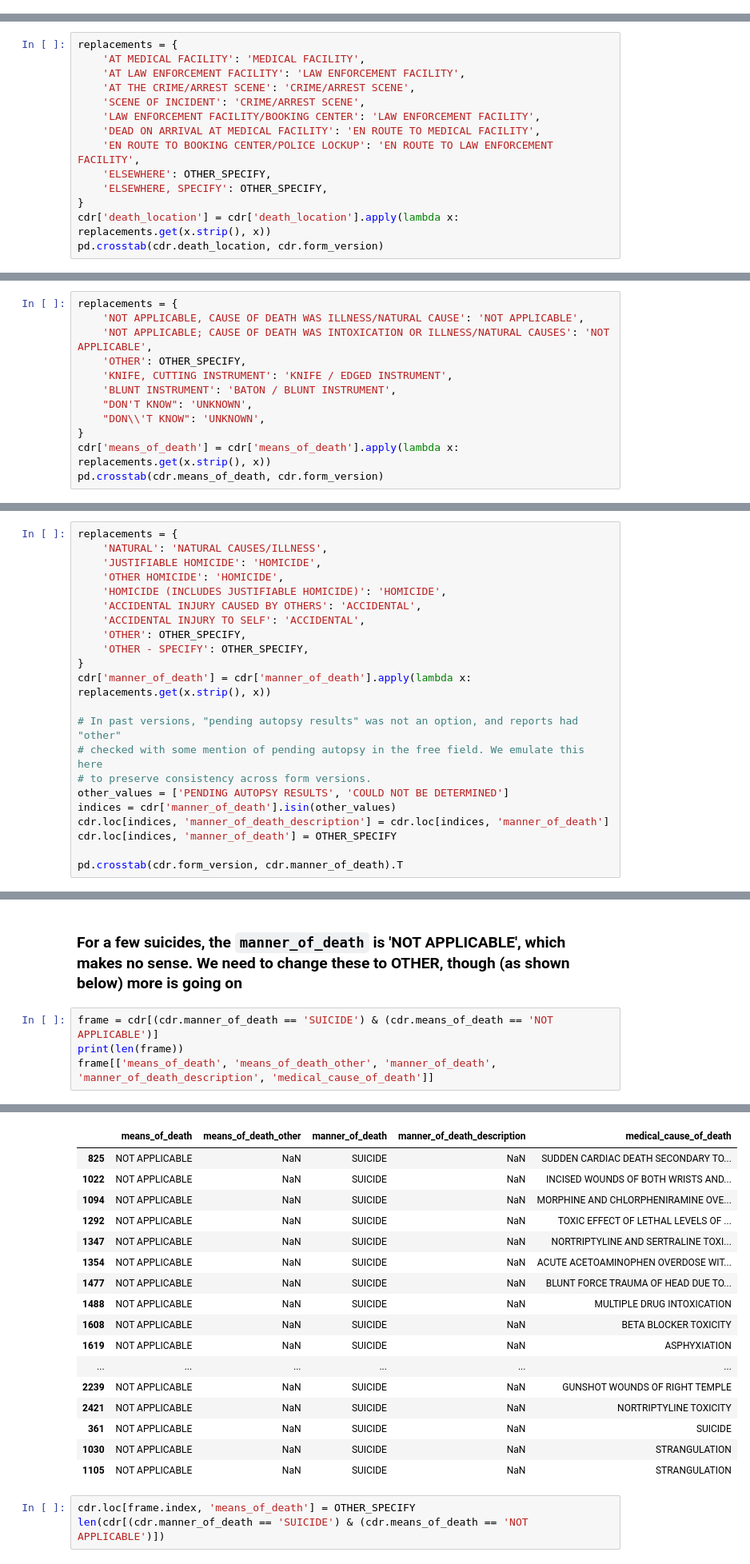
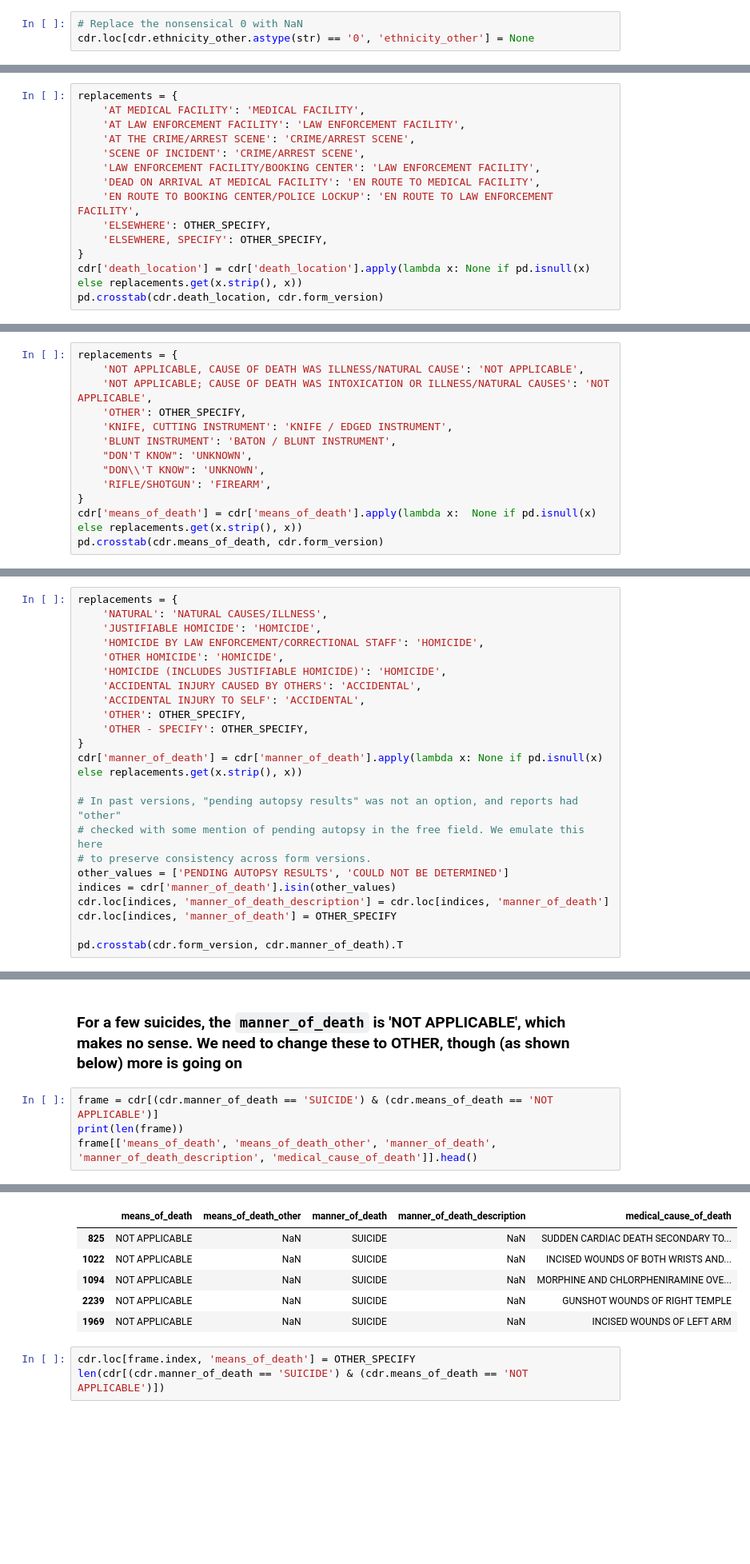
Before and after one commit to texas-justice-initiative/data-processing, a Jupyter notebook: data_cleaning/clean_cdr.ipynb, the cells around one changed output, grey strips where cells are left out. Shown at 80% size. Cells and saved outputs as stored; diff of their text form; blank space fills up the shorter version.

```diff
--- a/data_cleaning/clean_cdr.ipynb
+++ b/data_cleaning/clean_cdr.ipynb
@@ -257,3 +372,6 @@ ANGLO & MIDDLE EAST    1
 Name: ethnicity_other, dtype: int64
+# %%
+# Replace the nonsensical 0 with NaN
+cdr.loc[cdr.ethnicity_other.astype(str) == '0', 'ethnicity_other'] = None
 # %%
 # Let's make sure nobody is filling out the "other ethnicity" column when they shouldn't...
@@ -376,6 +523,6 @@ replacements = {
     'ELSEWHERE': OTHER_SPECIFY,
     'ELSEWHERE, SPECIFY': OTHER_SPECIFY,
 }
-cdr['death_location'] = cdr['death_location'].apply(lambda x: replacements.get(x.strip(), x))
+cdr['death_location'] = cdr['death_location'].apply(lambda x: None if pd.isnull(x) else replacements.get(x.strip(), x))
 pd.crosstab(cdr.death_location, cdr.form_version)
 # %% [output]
@@ -418,7 +567,8 @@ replacements = {
     'BLUNT INSTRUMENT': 'BATON / BLUNT INSTRUMENT',
     "DON'T KNOW": 'UNKNOWN',
     "DON\\'T KNOW": 'UNKNOWN',
+    'RIFLE/SHOTGUN': 'FIREARM',
 }
-cdr['means_of_death'] = cdr['means_of_death'].apply(lambda x: replacements.get(x.strip(), x))
+cdr['means_of_death'] = cdr['means_of_death'].apply(lambda x:  None if pd.isnull(x) else replacements.get(x.strip(), x))
 pd.crosstab(cdr.means_of_death, cdr.form_version)
 # %% [output]
@@ -505,6 +657,7 @@ pd.crosstab(cdr.manner_of_death, cdr.manner_of_death_description.notnull())
 replacements = {
     'NATURAL': 'NATURAL CAUSES/ILLNESS',
     'JUSTIFIABLE HOMICIDE': 'HOMICIDE',
+    'HOMICIDE BY LAW ENFORCEMENT/CORRECTIONAL STAFF': 'HOMICIDE',
     'OTHER HOMICIDE': 'HOMICIDE',
     'HOMICIDE (INCLUDES JUSTIFIABLE HOMICIDE)': 'HOMICIDE',
     'ACCIDENTAL INJURY CAUSED BY OTHERS': 'ACCIDENTAL',
@@ -512,7 +665,7 @@ replacements = {
     'OTHER': OTHER_SPECIFY,
     'OTHER - SPECIFY': OTHER_SPECIFY,
 }
-cdr['manner_of_death'] = cdr['manner_of_death'].apply(lambda x: replacements.get(x.strip(), x))
+cdr['manner_of_death'] = cdr['manner_of_death'].apply(lambda x: None if pd.isnull(x) else replacements.get(x.strip(), x))
 
 # In past versions, "pending autopsy results" was not an option, and reports had "other"
 # checked with some mention of pending autopsy in the free field. We emulate this here
@@ -573,5 +715,5 @@ print(len(frame))
 # %%
 frame = cdr[(cdr.manner_of_death == 'SUICIDE') & (cdr.means_of_death == 'NOT APPLICABLE')]
 print(len(frame))
-frame[['means_of_death', 'means_of_death_other', 'manner_of_death', 'manner_of_death_description', 'medical_cause_of_death']]
+frame[['means_of_death', 'means_of_death_other', 'manner_of_death', 'manner_of_death_description', 'medical_cause_of_death']].head()
 # %% [output]
@@ -579,20 +721,9 @@ frame[['means_of_death', 'means_of_death_other', 'manner_of_death', 'manner_of_d
 |  | means_of_death | means_of_death_other | manner_of_death | manner_of_death_description | medical_cause_of_death |
 | 825 | NOT APPLICABLE | NaN | SUICIDE | NaN | SUDDEN CARDIAC DEATH SECONDARY TO... |
 | 1022 | NOT APPLICABLE | NaN | SUICIDE | NaN | INCISED WOUNDS OF BOTH WRISTS AND... |
 | 1094 | NOT APPLICABLE | NaN | SUICIDE | NaN | MORPHINE AND CHLORPHENIRAMINE OVE... |
-| 1292 | NOT APPLICABLE | NaN | SUICIDE | NaN | TOXIC EFFECT OF LETHAL LEVELS OF ... |
-| 1347 | NOT APPLICABLE | NaN | SUICIDE | NaN | NORTRIPTYLINE AND SERTRALINE TOXI... |
-| 1354 | NOT APPLICABLE | NaN | SUICIDE | NaN | ACUTE ACETOAMINOPHEN OVERDOSE WIT... |
-| 1477 | NOT APPLICABLE | NaN | SUICIDE | NaN | BLUNT FORCE TRAUMA OF HEAD DUE TO... |
-| 1488 | NOT APPLICABLE | NaN | SUICIDE | NaN | MULTIPLE DRUG INTOXICATION |
-| 1608 | NOT APPLICABLE | NaN | SUICIDE | NaN | BETA BLOCKER TOXICITY |
-| 1619 | NOT APPLICABLE | NaN | SUICIDE | NaN | ASPHYXIATION |
-| ... | ... | ... | ... | ... | ... |
 | 2239 | NOT APPLICABLE | NaN | SUICIDE | NaN | GUNSHOT WOUNDS OF RIGHT TEMPLE |
-| 2421 | NOT APPLICABLE | NaN | SUICIDE | NaN | NORTRIPTYLINE TOXICITY |
-| 361 | NOT APPLICABLE | NaN | SUICIDE | NaN | SUICIDE |
-| 1030 | NOT APPLICABLE | NaN | SUICIDE | NaN | STRANGULATION |
-| 1105 | NOT APPLICABLE | NaN | SUICIDE | NaN | STRANGULATION |
+| 1969 | NOT APPLICABLE | NaN | SUICIDE | NaN | INCISED WOUNDS OF LEFT ARM |
 # %%
 cdr.loc[frame.index, 'means_of_death'] = OTHER_SPECIFY
 len(cdr[(cdr.manner_of_death == 'SUICIDE') & (cdr.means_of_death == 'NOT APPLICABLE')])
```
Also changed, not shown: parts of 87 cells of this notebook, 2 other files.
